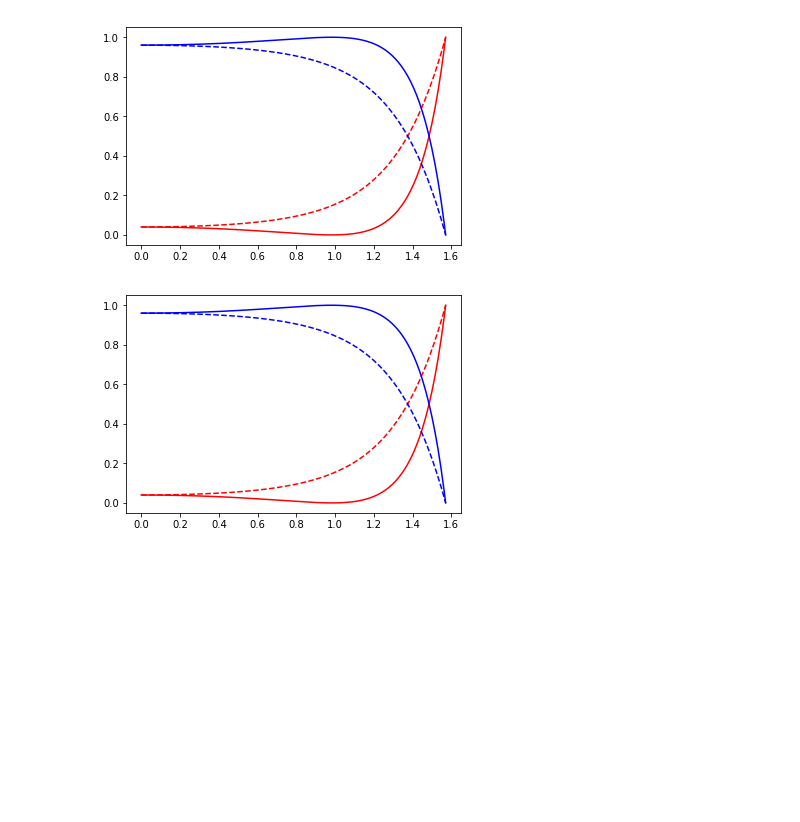
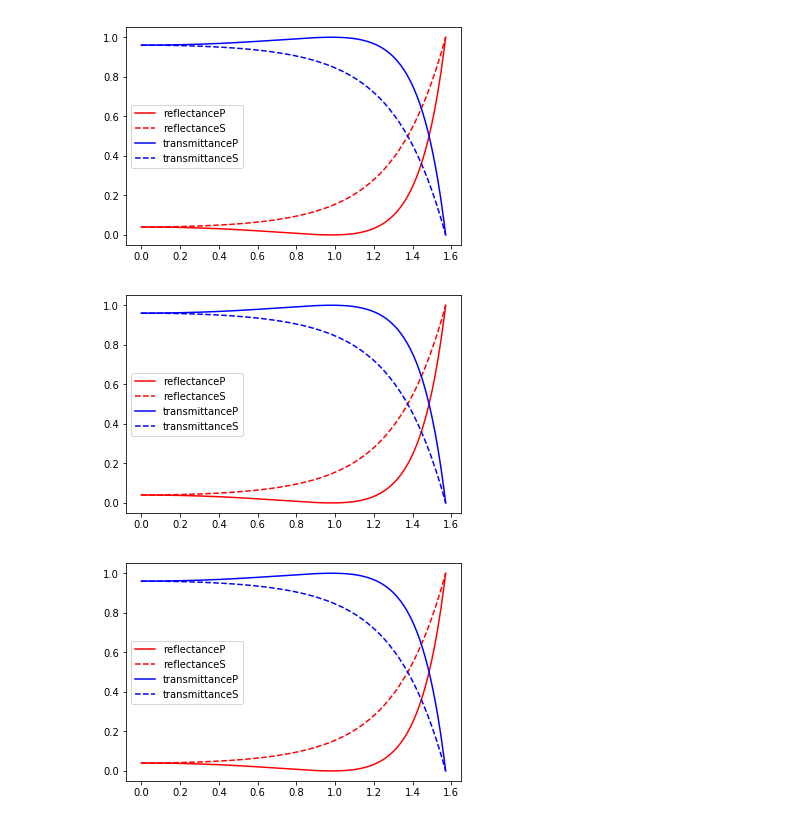
Before and after one commit to mariogeiger/thinfilm, a Jupyter notebook: tests.ipynb, the cells around one changed output. Saved outputs shown, nothing was run; the diff lists cells and outputs as text; code cells hidden in the pictures; blank space fills up the shorter version.

```diff
--- a/tests.ipynb
+++ b/tests.ipynb
@@ -10,4 +11,9 @@ import thinfilm2 as tf2
 # %%
+def plot(theta, x):
+    plt.plot(theta, x[:,0], 'r-', theta, x[:,1], 'r--')
+    plt.plot(theta, x[:,2], 'b-', theta, x[:,3], 'b--')
+    plt.legend(['reflectanceP', 'reflectanceS', 'transmittanceP', 'transmittanceS'])
+
 def foo(Module, nin, nex, layers):
     theta = np.linspace(0, 0.5 * np.pi, 200)
     x = np.zeros((len(theta), 4))
@@ -15,15 +21,33 @@ def foo(Module, nin, nex, layers):
     for i, th in enumerate(theta):
         x[i] = Module.compute(np.cos(th), nin, nex, layers)
 
-    plt.plot(theta, x[:,0], 'r-', theta, x[:,1], 'r--')
-    plt.plot(theta, x[:,2], 'b-', theta, x[:,3], 'b--')
+    plot(theta, x)
+
+def foo_tmm(nin, nex, layers):
+    d_list = [tmm.inf] + [l[1] for l in layers] + [tmm.inf]
+    # list of refractive indices
+    n_list = [nin] + [l[0] for l in layers] + [nex]
+
+    theta = np.linspace(0, 0.5 * np.pi, 200)
+
+    x = np.zeros((len(theta), 4))
+
+    for i, th in enumerate(theta):
+        resP = tmm.coh_tmm('p', n_list, d_list, theta[i], 1)
+        resS = tmm.coh_tmm('s', n_list, d_list, theta[i], 1)
+        x[i] = [resP['R'], resS['R'], resP['T'], resS['T']]
+
+    plot(theta, x)
 # %%
 foo(tf, 1.0, 1.5, [])
 plt.figure()
 foo(tf2, 1.0, 1.5, [])
+plt.figure()
+foo_tmm(1.0, 1.5, [])
 # %% [output]
-[figure, old version]
+[figure, new version]
-[figure, old version]
+[figure, new version]
+[figure, added]
 # %%
 foo(tf, 1.0, 1.5, [[1.1+1e-4j, 10], [1.2+1e-4j, 10], [1.3+1e-4j, 10], [1.4+1e-4j, 10]])
 plt.figure()
```
Also changed, not shown: parts of 4 cells of this notebook, 2 other files.
